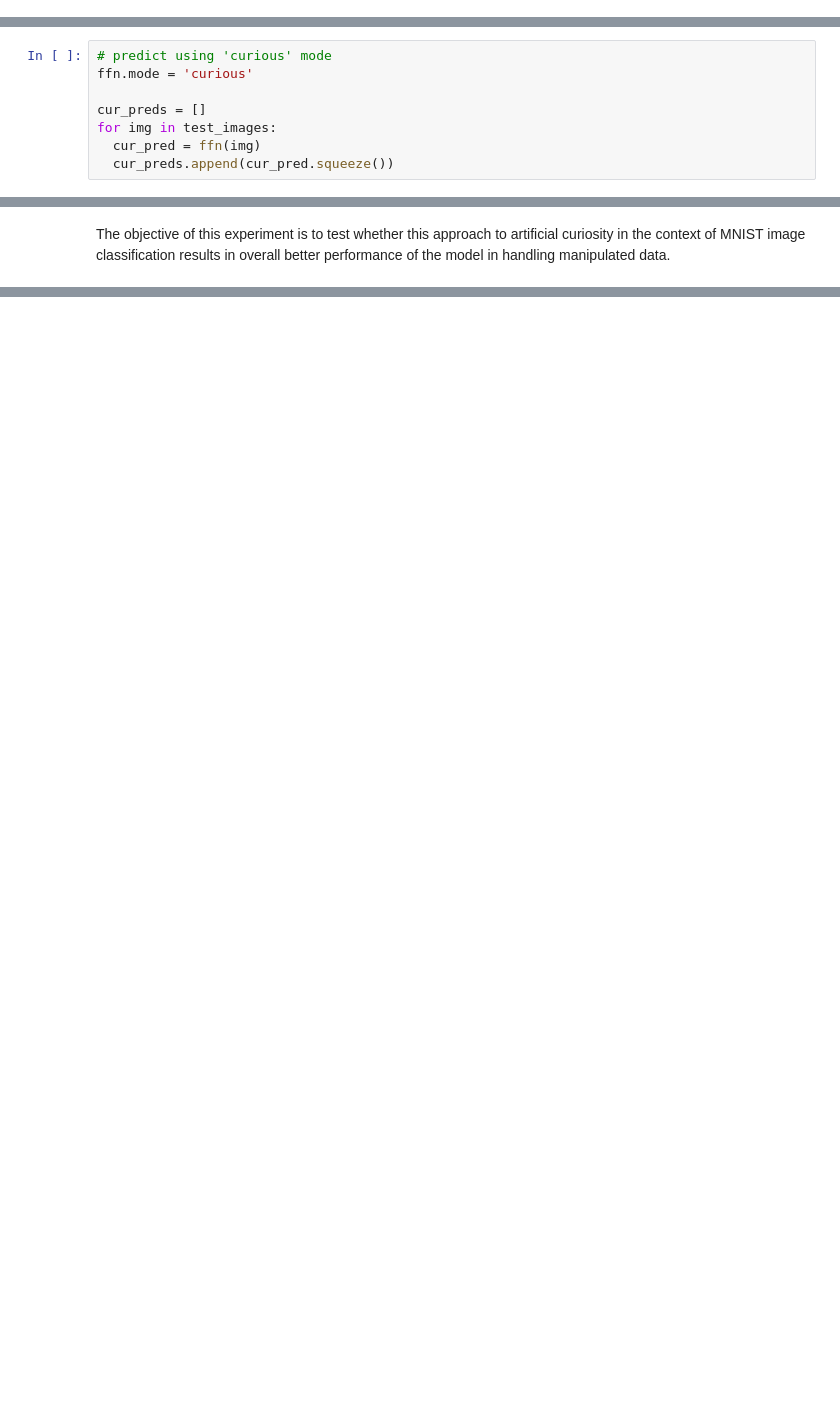
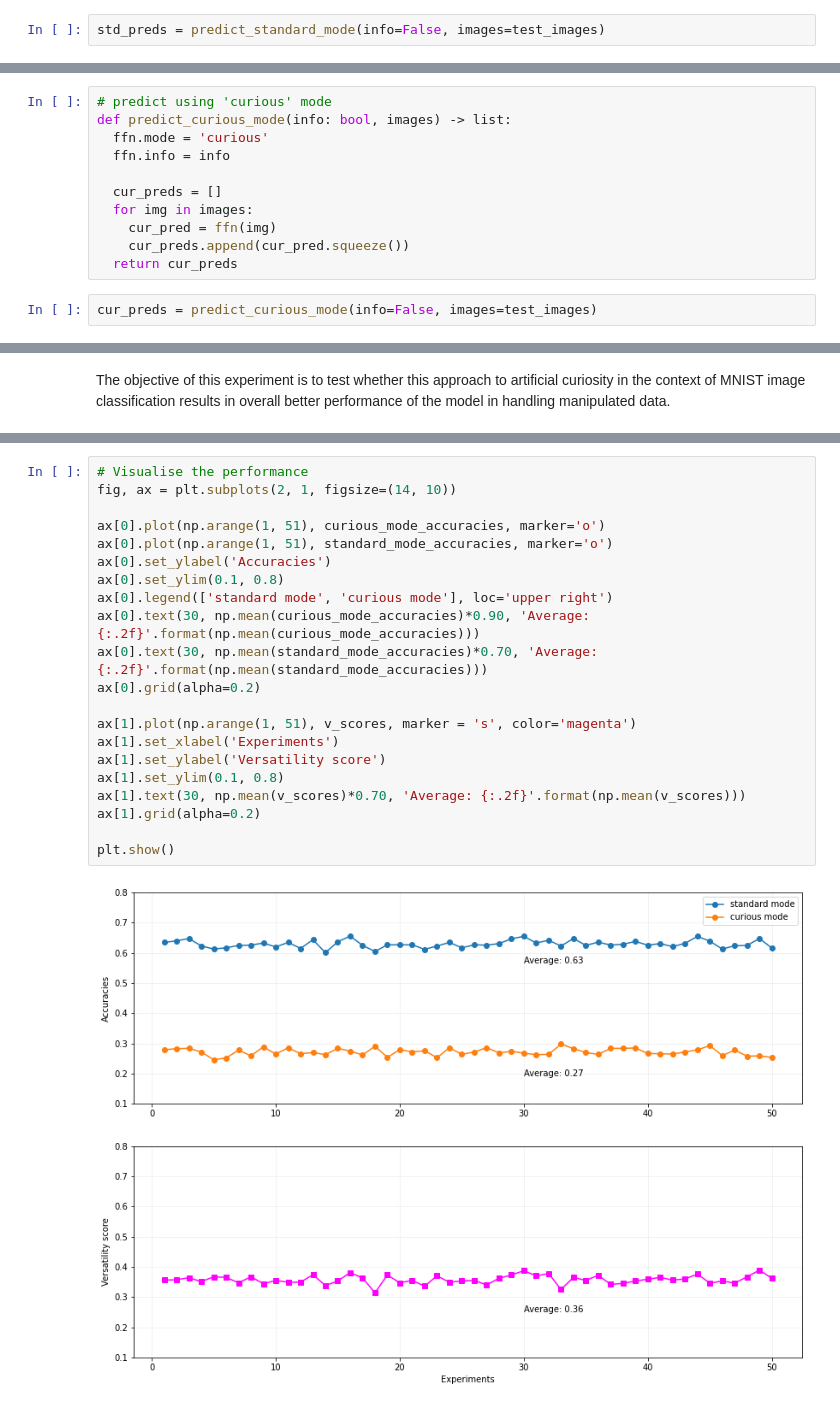
Before and after one commit to shre-db/A-Curious-FFN, a Jupyter notebook: A_Curious_FFN.ipynb, the cells around one changed output, grey strips where cells are left out. Saved outputs shown, nothing was run; the diff lists cells and outputs as text; blank space fills up the shorter version.

Commit message:
Experiment
Conducted an experiment with 50 iterations to test a hypothesis involving artificial curiosity.

```diff
--- a/A_Curious_FFN.ipynb
+++ b/A_Curious_FFN.ipynb
@@ -655,3 +648,5 @@ for img in test_images:
+# %%
+std_preds = predict_standard_mode(info=False, images=test_images)
 # %%
 # Compare standard mode predictions with ground truth values
 std_accuracy = accuracy_score(ground_truth, std_preds)
@@ -662,12 +657,17 @@ std_accuracy
 test_images = iter(manip_images)
 # %%
 # predict using 'curious' mode
-ffn.mode = 'curious'
+def predict_curious_mode(info: bool, images) -> list:
+  ffn.mode = 'curious'
+  ffn.info = info
 
-cur_preds = []
-for img in test_images:
-  cur_pred = ffn(img)
-  cur_preds.append(cur_pred.squeeze())
+  cur_preds = []
+  for img in images:
+    cur_pred = ffn(img)
+    cur_preds.append(cur_pred.squeeze())
+  return cur_preds
+# %%
+cur_preds = predict_curious_mode(info=False, images=test_images)
 # %%
 # Compare curious mode predictions with the ground truth values
 cur_accuracy = accuracy_score(ground_truth, cur_preds)
@@ -686,0 +727,23 @@ The objective of this experiment is to test whether this approach to artificial
+# %%
+# Visualise the performance
+fig, ax = plt.subplots(2, 1, figsize=(14, 10))
+
+ax[0].plot(np.arange(1, 51), curious_mode_accuracies, marker='o')
+ax[0].plot(np.arange(1, 51), standard_mode_accuracies, marker='o')
+ax[0].set_ylabel('Accuracies')
+ax[0].set_ylim(0.1, 0.8)
+ax[0].legend(['standard mode', 'curious mode'], loc='upper right')
+ax[0].text(30, np.mean(curious_mode_accuracies)*0.90, 'Average: {:.2f}'.format(np.mean(curious_mode_accuracies)))
+ax[0].text(30, np.mean(standard_mode_accuracies)*0.70, 'Average: {:.2f}'.format(np.mean(standard_mode_accuracies)))
+ax[0].grid(alpha=0.2)
+
+ax[1].plot(np.arange(1, 51), v_scores, marker = 's', color='magenta')
+ax[1].set_xlabel('Experiments')
+ax[1].set_ylabel('Versatility score')
+ax[1].set_ylim(0.1, 0.8)
+ax[1].text(30, np.mean(v_scores)*0.70, 'Average: {:.2f}'.format(np.mean(v_scores)))
+ax[1].grid(alpha=0.2)
+
+plt.show()
+# %% [output]
+[figure, added]
```
Also changed, not shown: parts of 20 cells of this notebook.
